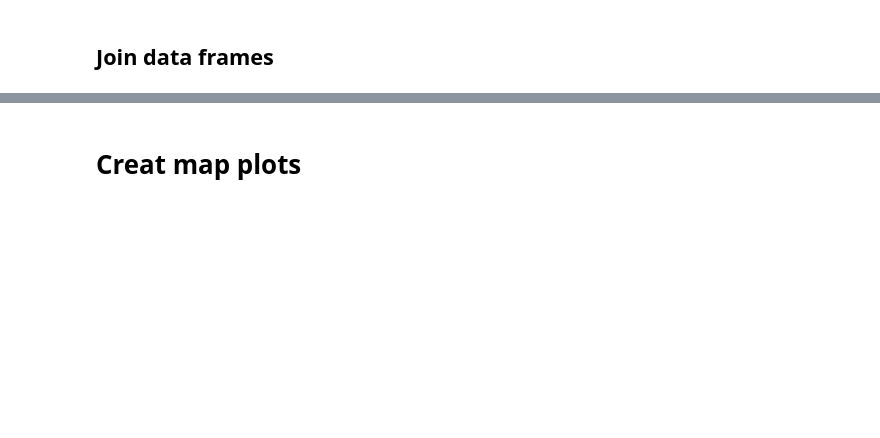
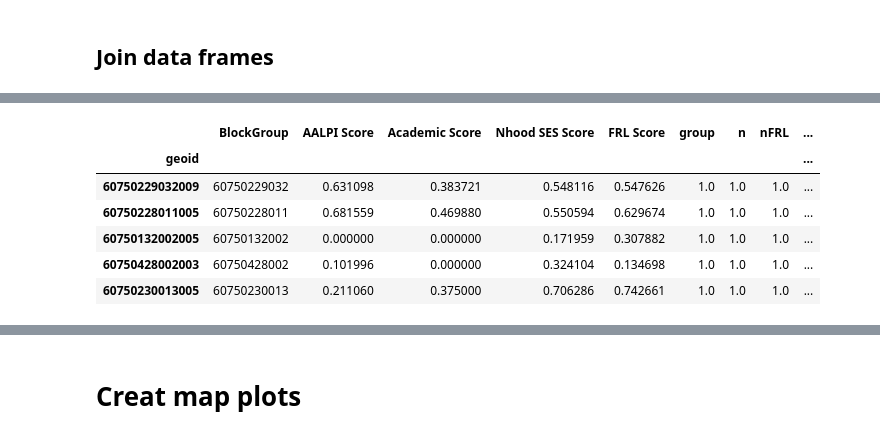
Before and after one commit to 18rberry/Operationalizing-Equity-Tiebreaker-in-SF, a Jupyter notebook: notebooks/20210714-jjl-greedy-two-stage.ipynb, the cells around one changed output, grey strips where cells are left out. Saved outputs shown, nothing was run; the diff lists cells and outputs as text; code cells hidden in the pictures; blank space fills up the shorter version.

```diff
--- a/notebooks/20210714-jjl-greedy-two-stage.ipynb
+++ b/notebooks/20210714-jjl-greedy-two-stage.ipynb
@@ -86,0 +124,11 @@ df.head()
+# %%
+mask = df['group'] == 1
+df.loc[mask]
+# %% [output]
+|  | BlockGroup | AALPI Score | Academic Score | Nhood SES Score | FRL Score | group | n | nFRL | ... |
+| geoid |  |  |  |  |  |  |  |  | ... |
+| 60750229032009 | 60750229032 | 0.631098 | 0.383721 | 0.548116 | 0.547626 | 1.0 | 1.0 | 1.0 | ... |
+| 60750228011005 | 60750228011 | 0.681559 | 0.469880 | 0.550594 | 0.629674 | 1.0 | 1.0 | 1.0 | ... |
+| 60750132002005 | 60750132002 | 0.000000 | 0.000000 | 0.171959 | 0.307882 | 1.0 | 1.0 | 1.0 | ... |
+| 60750428002003 | 60750428002 | 0.101996 | 0.000000 | 0.324104 | 0.134698 | 1.0 | 1.0 | 1.0 | ... |
+| 60750230013005 | 60750230013 | 0.211060 | 0.375000 | 0.706286 | 0.742661 | 1.0 | 1.0 | 1.0 | ... |
```
Also changed, not shown: parts of 27 cells of this notebook, 1 other file.
